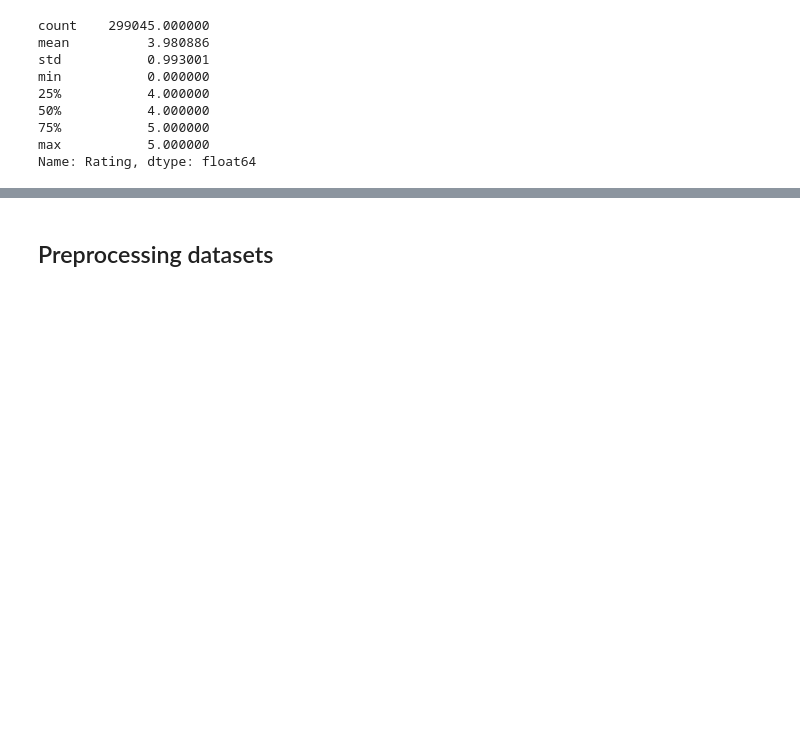
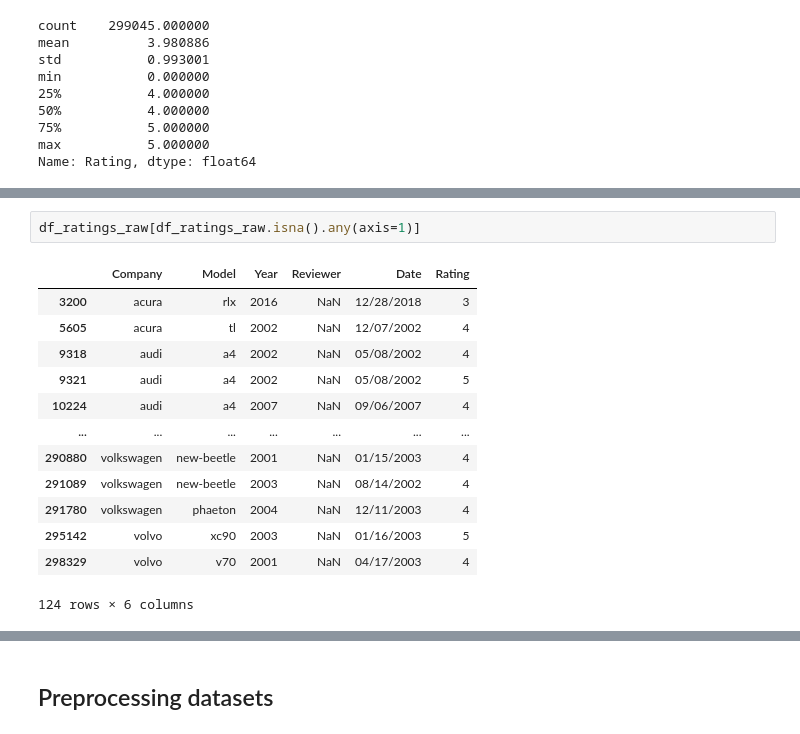
Before and after one commit to Nickeniklas/car_recommender, a Jupyter notebook: cars_eda.ipynb, the cells around one changed output, grey strips where cells are left out. Cells and saved outputs as stored; diff of their text form; blank space fills up the shorter version.

```diff
--- a/cars_eda.ipynb
+++ b/cars_eda.ipynb
@@ -191,0 +234,16 @@ Name: Rating, dtype: float64
+# %%
+df_ratings_raw[df_ratings_raw.isna().any(axis=1)]
+# %% [output]
+|  | Company | Model | Year | Reviewer | Date | Rating |
+| 3200 | acura | rlx | 2016 | NaN | 12/28/2018 | 3 |
+| 5605 | acura | tl | 2002 | NaN | 12/07/2002 | 4 |
+| 9318 | audi | a4 | 2002 | NaN | 05/08/2002 | 4 |
+| 9321 | audi | a4 | 2002 | NaN | 05/08/2002 | 5 |
+| 10224 | audi | a4 | 2007 | NaN | 09/06/2007 | 4 |
+| ... | ... | ... | ... | ... | ... | ... |
+| 290880 | volkswagen | new-beetle | 2001 | NaN | 01/15/2003 | 4 |
+| 291089 | volkswagen | new-beetle | 2003 | NaN | 08/14/2002 | 4 |
+| 291780 | volkswagen | phaeton | 2004 | NaN | 12/11/2003 | 4 |
+| 295142 | volvo | xc90 | 2003 | NaN | 01/16/2003 | 5 |
+| 298329 | volvo | v70 | 2001 | NaN | 04/17/2003 | 4 |
+124 rows × 6 columns
```
Also changed, not shown: parts of 39 cells of this notebook.
